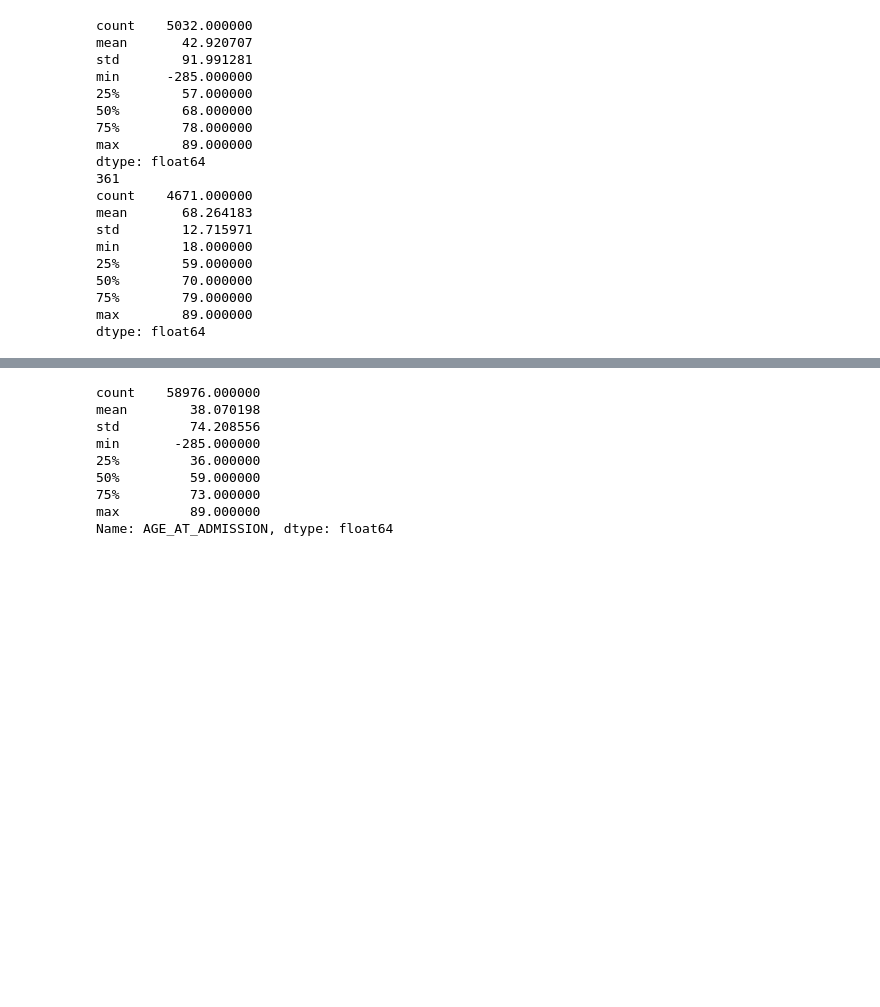
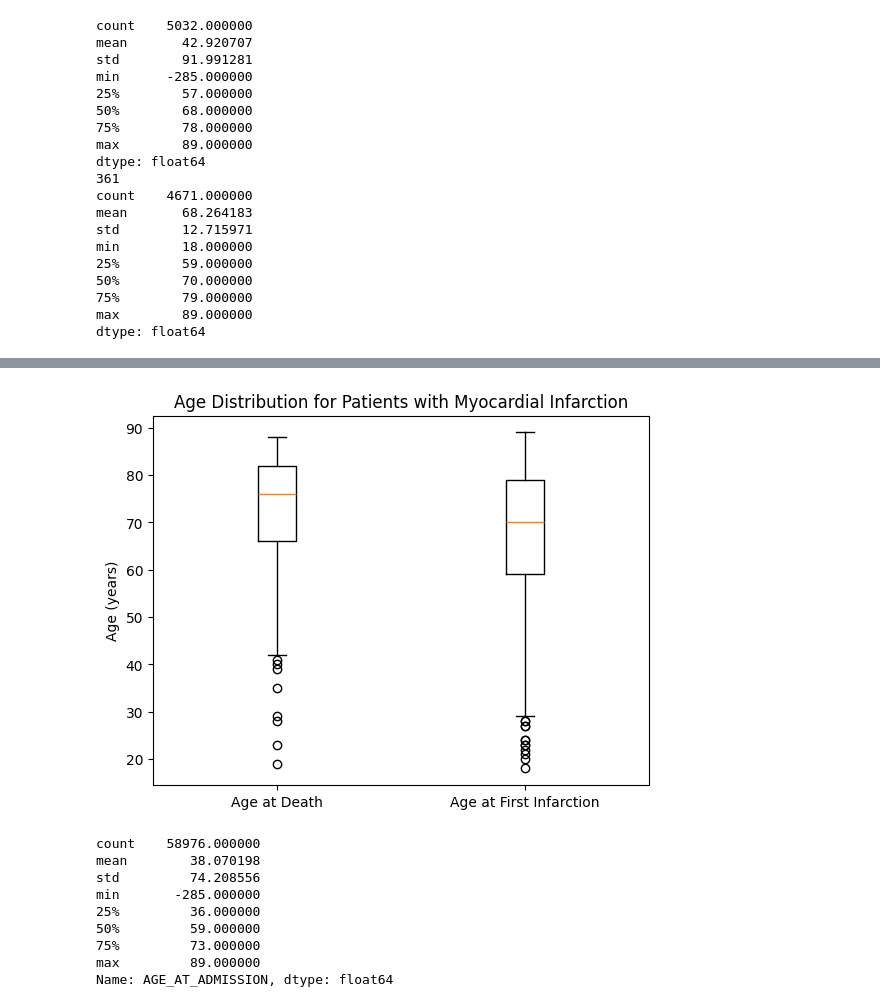
Before and after one commit to SoppingBook/Precision-Medicine-BIOE5860, a Jupyter notebook: Finding Diagnoses Ages.ipynb, the cells around one changed output, grey strips where cells are left out. Cells and saved outputs as stored; diff of their text form; code cells hidden in the pictures; blank space fills up the shorter version.

```diff
--- a/Finding Diagnoses Ages.ipynb
+++ b/Finding Diagnoses Ages.ipynb
@@ -176,3 +185,10 @@ dtype: float64
+# %%
+plt.boxplot([ages_at_death, ages_at_first_infarction_positive], labels=['Age at Death', 'Age at First Infarction'])
+plt.ylabel('Age (years)')
+plt.title('Age Distribution for Patients with Myocardial Infarction')
+plt.show()
+# %% [output]
+[figure, added]
 # %%
 admissions_patients = admissions.merge(patients[['SUBJECT_ID', 'DOB']], on='SUBJECT_ID', how='left')
 admissions_patients['ADMITTIME'] = pd.to_datetime(admissions_patients['ADMITTIME'])
```
Also changed, not shown: parts of 3 cells of this notebook.
